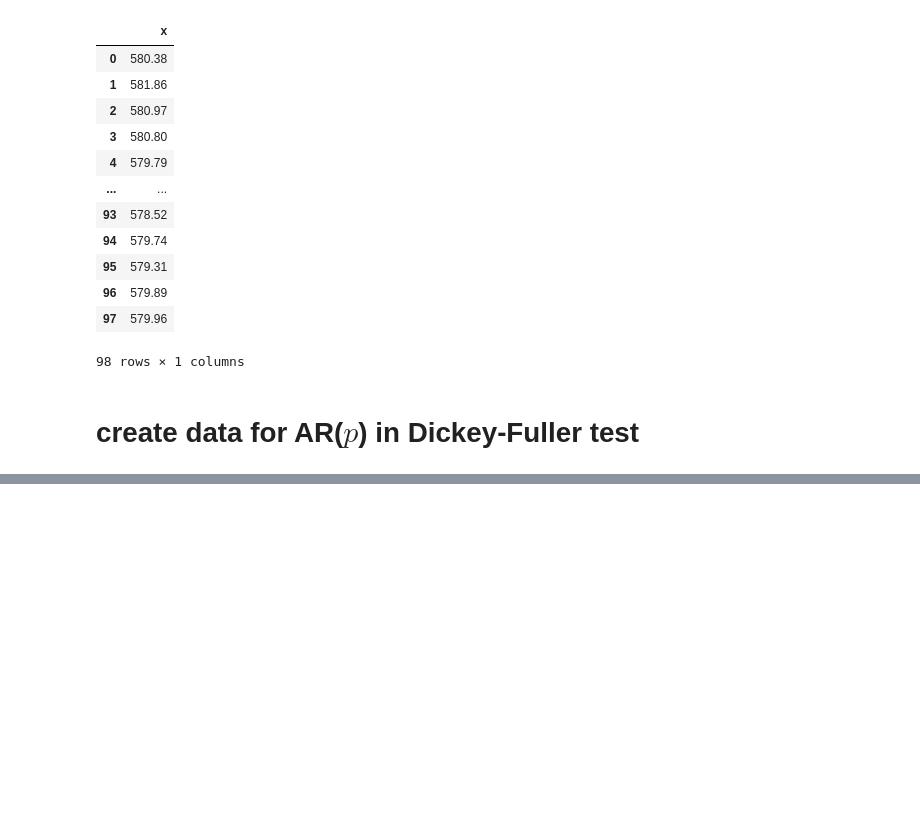
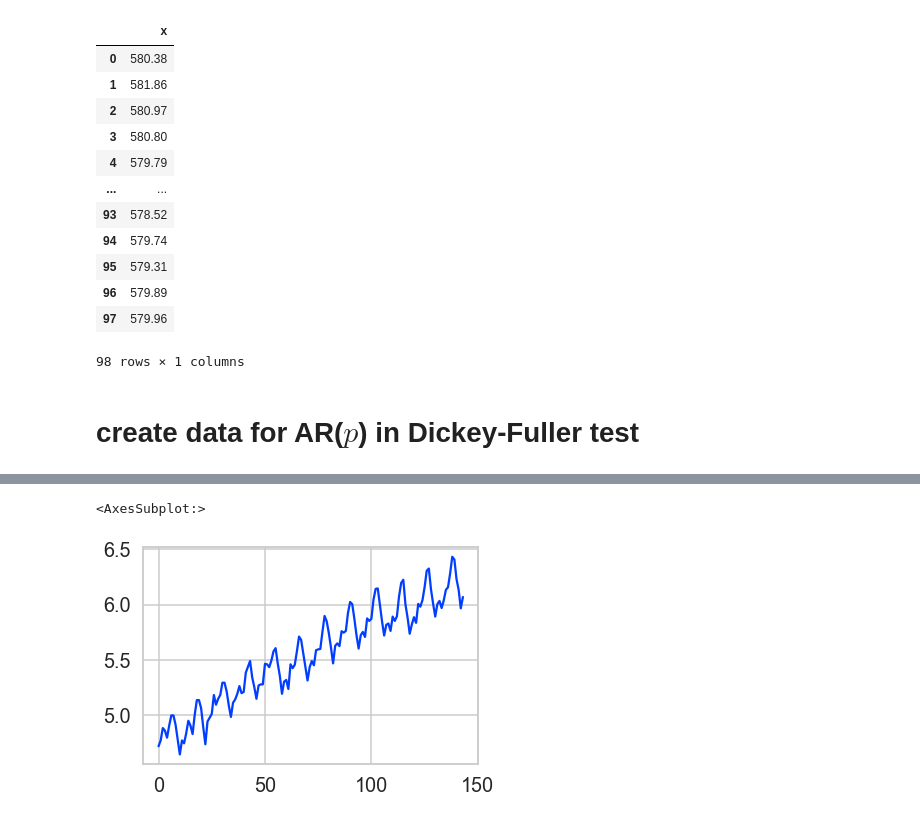
Before and after one commit to kpup1710/Time-Series, a Jupyter notebook: Assignment_12/dm.ipynb, the cells around one changed output, grey strips where cells are left out. Cells and saved outputs as stored; diff of their text form; code cells hidden in the pictures; blank space fills up the shorter version.

```diff
--- a/Assignment_12/dm.ipynb
+++ b/Assignment_12/dm.ipynb
@@ -49,0 +189,7 @@ a[1]
+# %%
+airpass['logpass'] = airpass.Passengers.apply(np.log)
+# %%
+airpass.logpass.plot()
+# %% [output]
+<AxesSubplot:>
+[figure, added]
```
Also changed, not shown: parts of 48 cells of this notebook.
